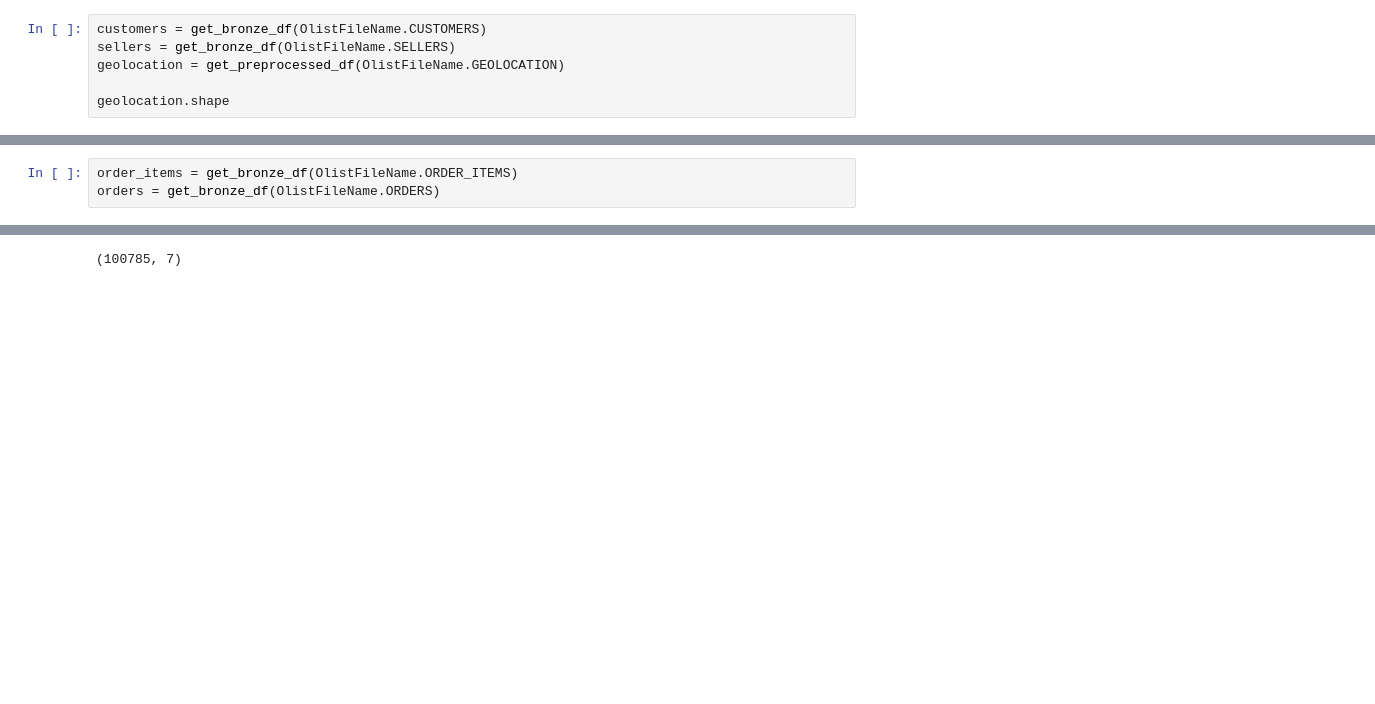
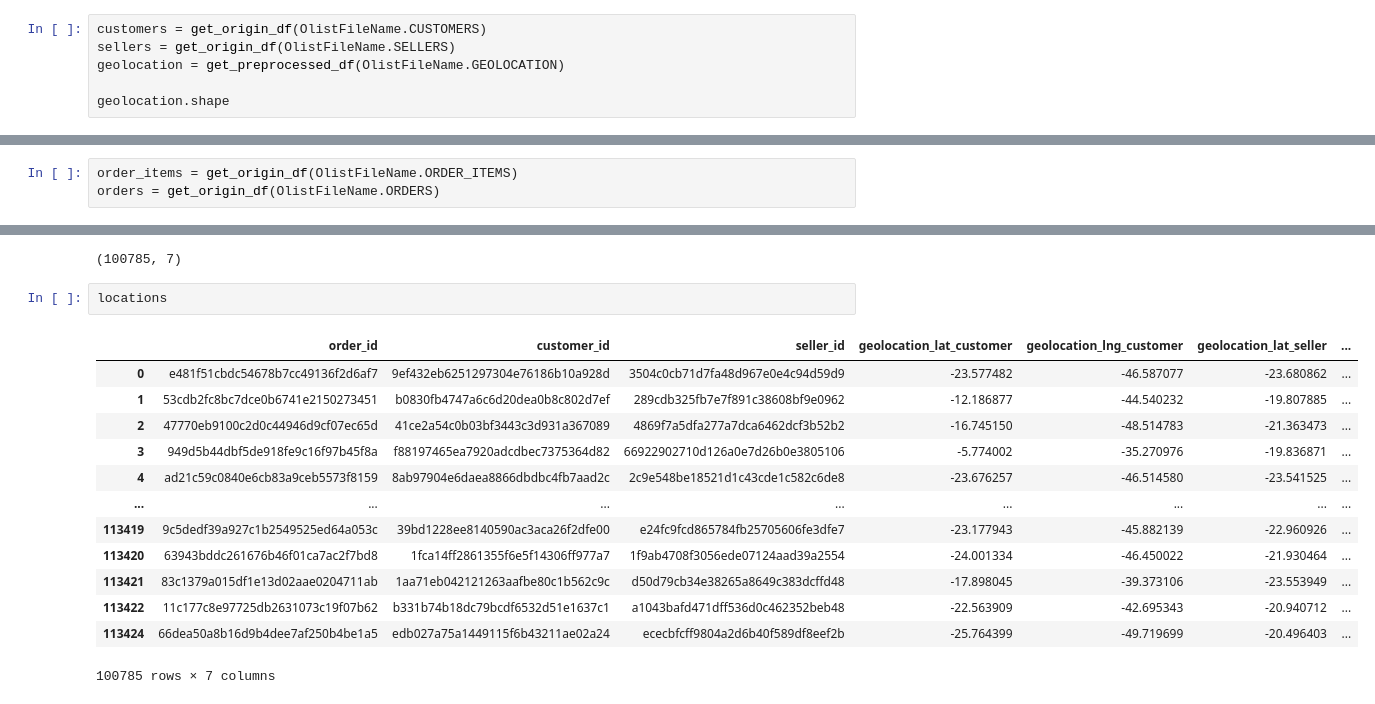
Before and after one commit to jmhwang-dev/e-commerce, a Jupyter notebook: eda/pandas/features.ipynb, the cells around one changed output, grey strips where cells are left out. Cells and saved outputs as stored; diff of their text form; blank space fills up the shorter version.

```diff
--- a/eda/pandas/features.ipynb
+++ b/eda/pandas/features.ipynb
@@ -112,8 +148,8 @@ order_items[order_items.order_id == "002f98c0f7efd42638ed6100ca699b42"]
 # %% [markdown]
 ## 거리 및 지역 정보
 # %%
-customers = get_bronze_df(OlistFileName.CUSTOMERS)
-sellers = get_bronze_df(OlistFileName.SELLERS)
+customers = get_origin_df(OlistFileName.CUSTOMERS)
+sellers = get_origin_df(OlistFileName.SELLERS)
 geolocation = get_preprocessed_df(OlistFileName.GEOLOCATION)
 
 geolocation.shape
@@ -158,8 +194,8 @@ customer_location.head()
 | 3 | b2b6027bc5c5109e529d4dc6358b12c3 | 8775 | 8775.0 | -23.500670 | -46.186348 |
 | 4 | 4f2d8ab171c80ec8364f7c12e35b23ad | 13056 | 13056.0 | -22.975708 | -47.143140 |
 # %%
-order_items = get_bronze_df(OlistFileName.ORDER_ITEMS)
-orders = get_bronze_df(OlistFileName.ORDERS)
+order_items = get_origin_df(OlistFileName.ORDER_ITEMS)
+orders = get_origin_df(OlistFileName.ORDERS)
 # %%
 joined_customer_seller_order = pd.merge(orders[['order_id', 'customer_id']], order_items[['order_id', 'seller_id']], on='order_id', how='left' )
 joined_customer_seller_order
@@ -184,3 +220,19 @@ locations.drop_duplicates(inplace=True)
 locations.shape
 # %% [output]
 (100785, 7)
+# %%
+locations
+# %% [output]
+|  | order_id | customer_id | seller_id | geolocation_lat_customer | geolocation_lng_customer | geolocation_lat_seller | ... |
+| 0 | e481f51cbdc54678b7cc49136f2d6af7 | 9ef432eb6251297304e76186b10a928d | 3504c0cb71d7fa48d967e0e4c94d59d9 | -23.577482 | -46.587077 | -23.680862 | ... |
+| 1 | 53cdb2fc8bc7dce0b6741e2150273451 | b0830fb4747a6c6d20dea0b8c802d7ef | 289cdb325fb7e7f891c38608bf9e0962 | -12.186877 | -44.540232 | -19.807885 | ... |
+| 2 | 47770eb9100c2d0c44946d9cf07ec65d | 41ce2a54c0b03bf3443c3d931a367089 | 4869f7a5dfa277a7dca6462dcf3b52b2 | -16.745150 | -48.514783 | -21.363473 | ... |
+| 3 | 949d5b44dbf5de918fe9c16f97b45f8a | f88197465ea7920adcdbec7375364d82 | 66922902710d126a0e7d26b0e3805106 | -5.774002 | -35.270976 | -19.836871 | ... |
+| 4 | ad21c59c0840e6cb83a9ceb5573f8159 | 8ab97904e6daea8866dbdbc4fb7aad2c | 2c9e548be18521d1c43cde1c582c6de8 | -23.676257 | -46.514580 | -23.541525 | ... |
+| ... | ... | ... | ... | ... | ... | ... | ... |
+| 113419 | 9c5dedf39a927c1b2549525ed64a053c | 39bd1228ee8140590ac3aca26f2dfe00 | e24fc9fcd865784fb25705606fe3dfe7 | -23.177943 | -45.882139 | -22.960926 | ... |
+| 113420 | 63943bddc261676b46f01ca7ac2f7bd8 | 1fca14ff2861355f6e5f14306ff977a7 | 1f9ab4708f3056ede07124aad39a2554 | -24.001334 | -46.450022 | -21.930464 | ... |
+| 113421 | 83c1379a015df1e13d02aae0204711ab | 1aa71eb042121263aafbe80c1b562c9c | d50d79cb34e38265a8649c383dcffd48 | -17.898045 | -39.373106 | -23.553949 | ... |
+| 113422 | 11c177c8e97725db2631073c19f07b62 | b331b74b18dc79bcdf6532d51e1637c1 | a1043bafd471dff536d0c462352beb48 | -22.563909 | -42.695343 | -20.940712 | ... |
+| 113424 | 66dea50a8b16d9b4dee7af250b4be1a5 | edb027a75a1449115f6b43211ae02a24 | ececbfcff9804a2d6b40f589df8eef2b | -25.764399 | -49.719699 | -20.496403 | ... |
+100785 rows × 7 columns
```
Also changed, not shown: parts of 5 cells of this notebook, 3 other files.
